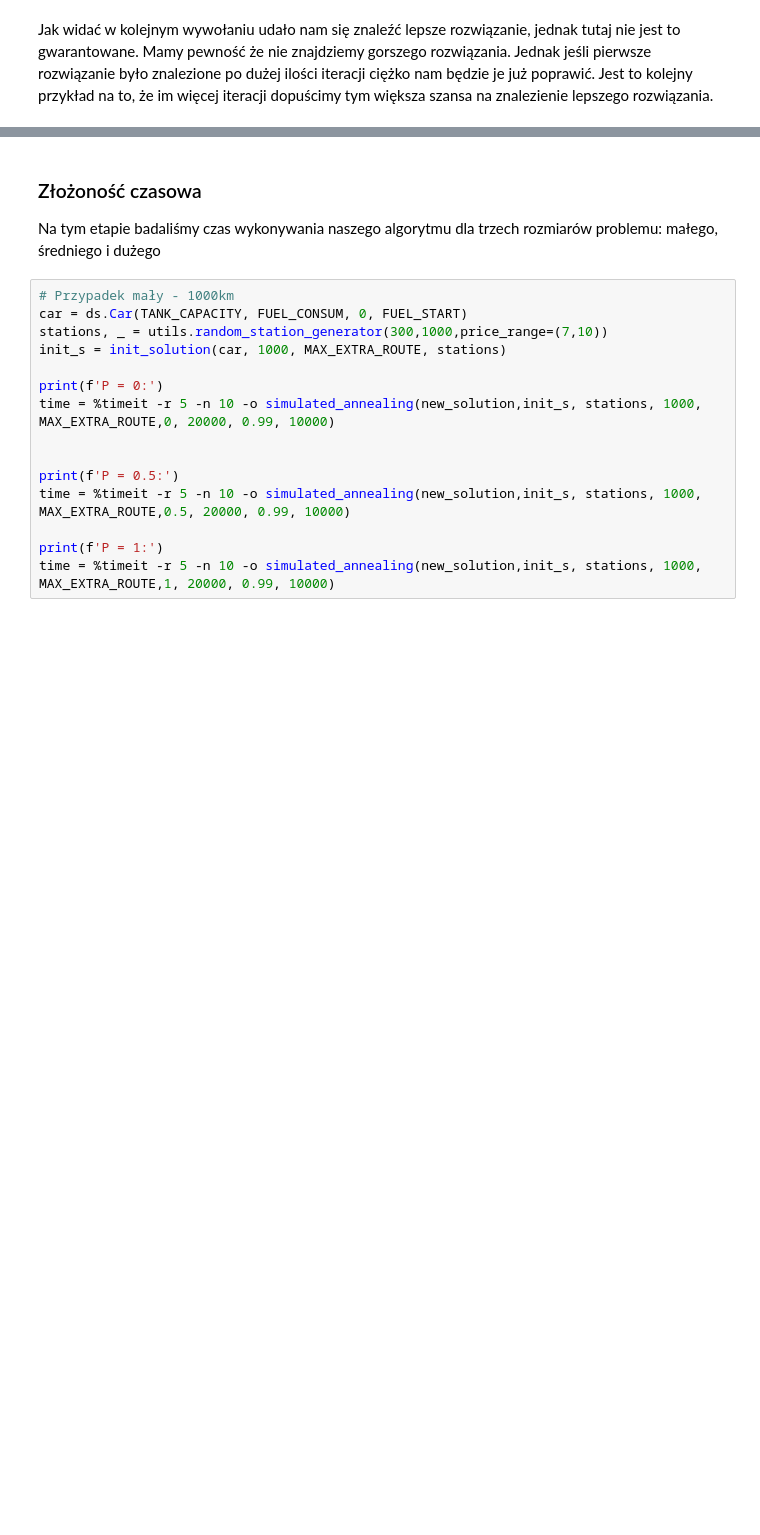
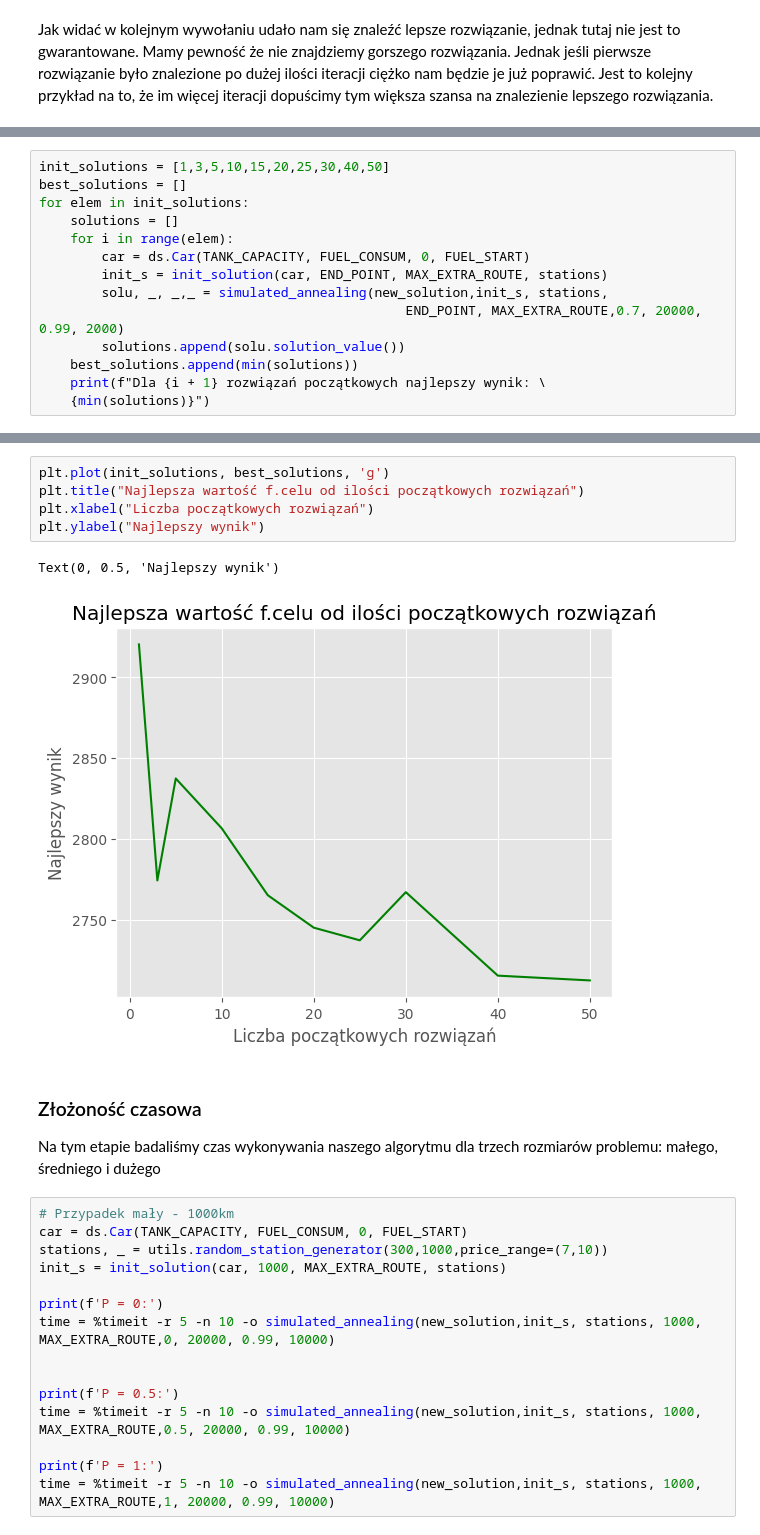
Before and after one commit to 13Dominik/Simulated-annealing, a Jupyter notebook: project_raport.ipynb, the cells around one changed output, grey strips where cells are left out. Saved outputs shown, nothing was run; the diff lists cells and outputs as text; blank space fills up the shorter version.

```diff
--- a/project_raport.ipynb
+++ b/project_raport.ipynb
@@ -321,0 +338,14 @@ Mamy pewność że nie znajdziemy gorszego rozwiązania. Jednak jeśli pierwsze
+# %%
+init_solutions = [1,3,5,10,15,20,25,30,40,50]
+best_solutions = []
+for elem in init_solutions:
+    solutions = []
+    for i in range(elem):
+        car = ds.Car(TANK_CAPACITY, FUEL_CONSUM, 0, FUEL_START)
+        init_s = init_solution(car, END_POINT, MAX_EXTRA_ROUTE, stations)
+        solu, _, _,_ = simulated_annealing(new_solution,init_s, stations,
+                                               END_POINT, MAX_EXTRA_ROUTE,0.7, 20000, 0.99, 2000)
+        solutions.append(solu.solution_value())
+    best_solutions.append(min(solutions))
+    print(f"Dla {i + 1} rozwiązań początkowych najlepszy wynik: \
+    {min(solutions)}")
@@ -322,3 +363,11 @@ Mamy pewność że nie znajdziemy gorszego rozwiązania. Jednak jeśli pierwsze
+# %%
+plt.plot(init_solutions, best_solutions, 'g')
+plt.title("Najlepsza wartość f.celu od ilości początkowych rozwiązań")
+plt.xlabel("Liczba początkowych rozwiązań")
+plt.ylabel("Najlepszy wynik")
+# %% [output]
+Text(0, 0.5, 'Najlepszy wynik')
+[figure, added]
 # %% [markdown]
 ### Złożoność czasowa
 Na tym etapie badaliśmy czas wykonywania naszego algorytmu dla trzech rozmiarów problemu: małego, średniego i dużego
```
Also changed, not shown: parts of 21 cells of this notebook, 2 other files.
